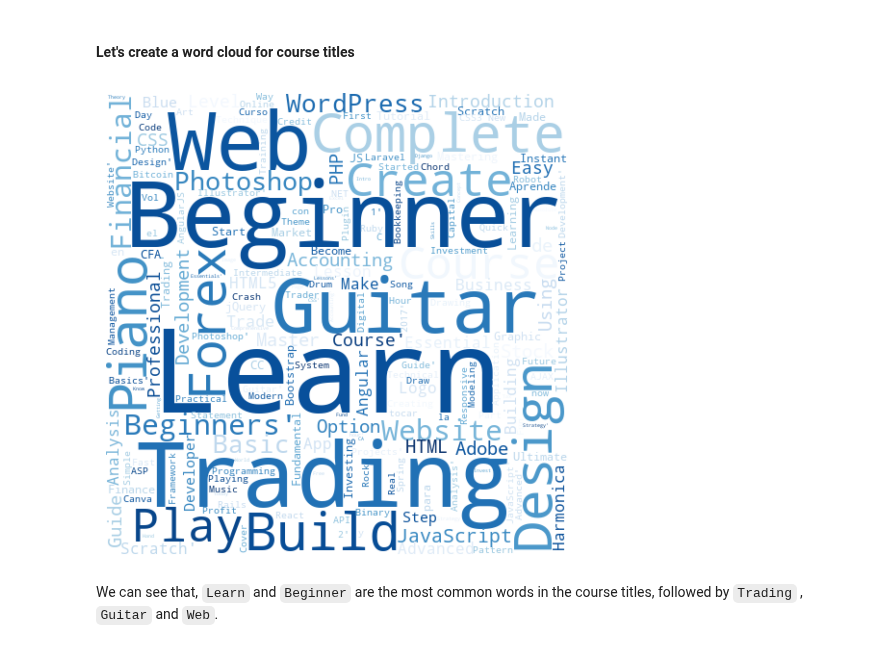
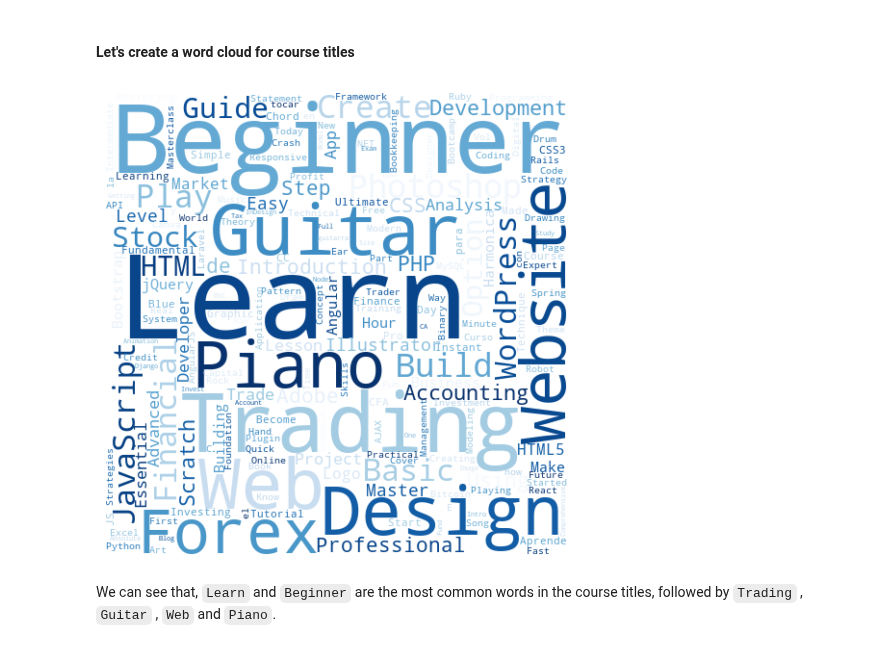
Before and after one commit to Chirag529/Udemy_Courses_Analysis, a Jupyter notebook: main.ipynb, the cells around one changed output. Cells and saved outputs as stored; diff of their text form; code cells hidden in the pictures.

```diff
--- a/main.ipynb
+++ b/main.ipynb
@@ -712,40 +714,37 @@ plt.show()
 # %% [markdown]
 #### Let's create a word cloud for course titles
 # %%
-# Let's remove special characters from course titles
+# To check the time taken to execute the code
+# %%time
 
-# Create a list of course titles
-text = df["course_title"].values
+# Define a function to clean course titles by removing stopwords and special characters
+def clean_course_title(title):
+    # Define a list of stopwords to be removed
+    stopwords = ["to", "the", "and", "in", "for", "a", "-", "course", "complete"]
+    # Tokenize the title and remove stopwords
+    cleaned_title = ' '.join([word for word in title.split() if word.lower() not in stopwords])
+    return cleaned_title
 
-# Remove to, the, and, in, for, and a , - from course titles
-text = [
-    re.sub(
-        r"\bto\b|\bthe\b|\band\b|\bin\b|\bfor\b|\ba\b|\b-\b",
-        "",
-        str(title),
-        flags=re.IGNORECASE,
-    )
-    for title in text
-]
+# Clean course titles and create a new column for cleaned titles
+df["cleaned_course_title"] = df["course_title"].apply(clean_course_title)
 
-# Create the word cloud
+# Create a WordCloud object with specified parameters
 wordcloud = WordCloud(
     width=480,
     height=480,
     margin=0,
     background_color="white",
     colormap="Blues",
-    collocations=False,
-).generate(str(text))
+    collocations=False,  # Disable collocation detection
+).generate(' '.join(df["cleaned_course_title"]))  # Generate word cloud from cleaned titles
 
-
-# Display the generated image
+# Display the generated word cloud image
 plt.figure(figsize=(8, 6))
 plt.imshow(wordcloud, interpolation="bilinear")
 plt.axis("off")
 plt.margins(x=0, y=0)
 plt.show()
 # %% [output]
-[figure, old version]
+[figure, new version]
 # %% [markdown]
-We can see that, `Learn` and `Beginner` are the most common words in the course titles, followed by `Trading` , `Guitar` and `Web`. <br />
+We can see that, `Learn` and `Beginner` are the most common words in the course titles, followed by `Trading` , `Guitar` , `Web` and `Piano`. <br />
```
Also changed, not shown: parts of 16 cells of this notebook, 1 other file.
